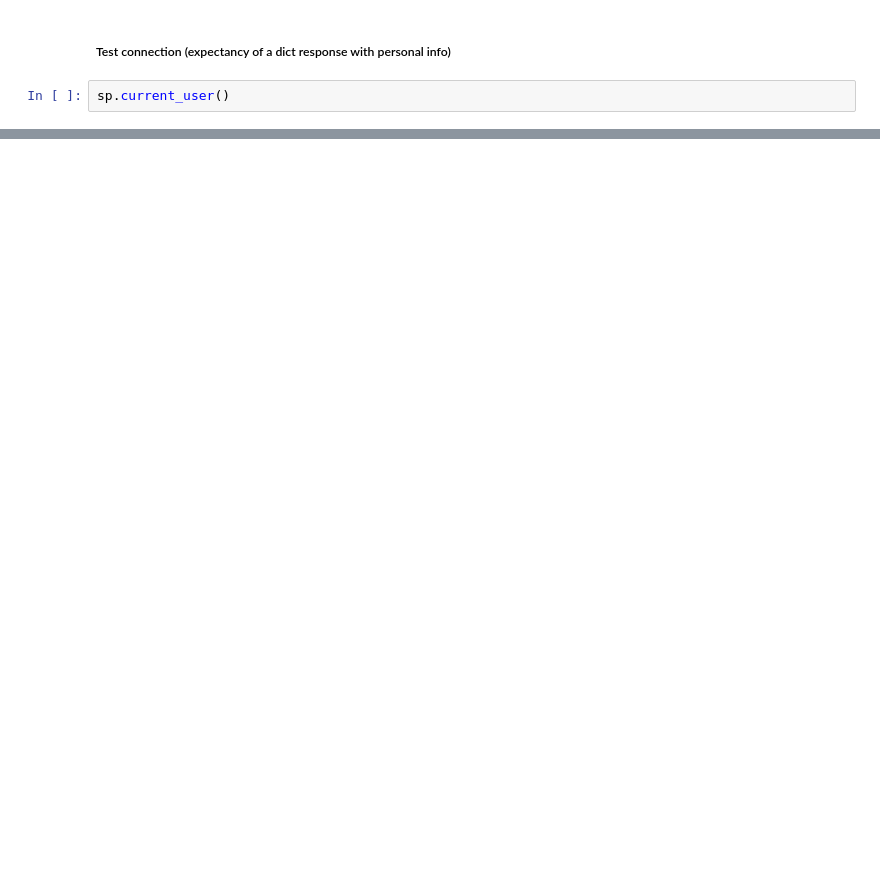
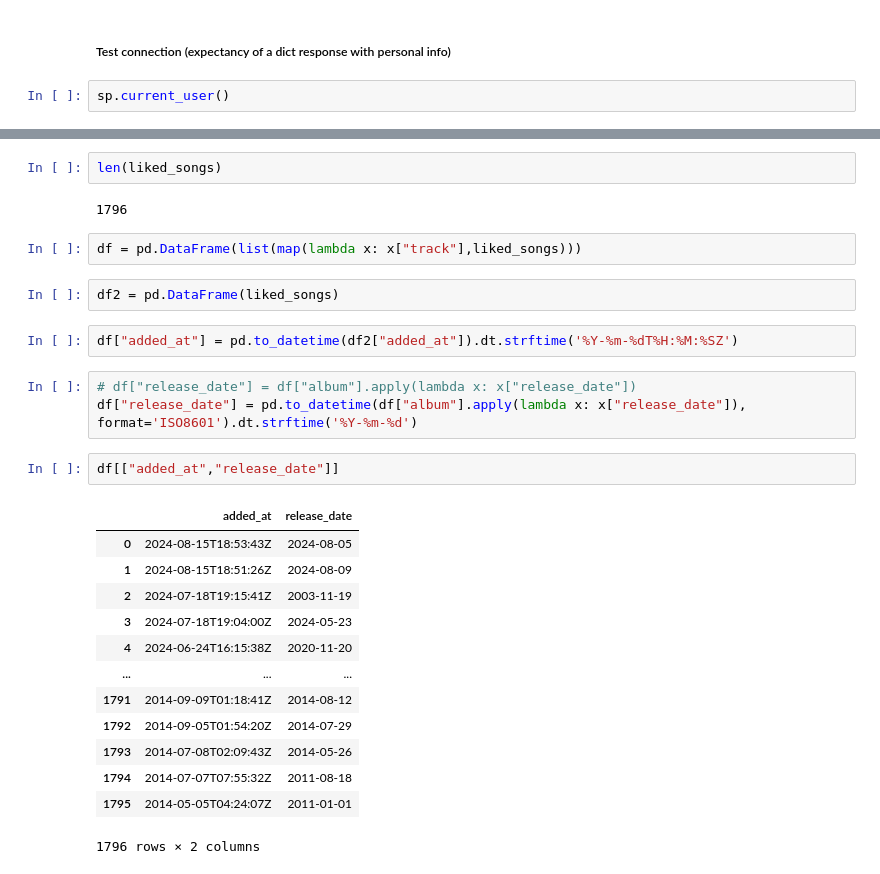
Before and after one commit to swolbroham/spotifyAnalysis, a Jupyter notebook: analysisDevelopment.ipynb, the cells around one changed output, grey strips where cells are left out. Drawn from its saved outputs; the diff is of its cells as text; blank space fills up the shorter version.

Commit message:
Collected all Liked Songs in Users Library

```diff
--- a/analysisDevelopment.ipynb
+++ b/analysisDevelopment.ipynb
@@ -42,0 +80,29 @@ sp.current_user()
+# %%
+len(liked_songs)
+# %% [output]
+1796
+# %%
+df = pd.DataFrame(list(map(lambda x: x["track"],liked_songs)))
+# %%
+df2 = pd.DataFrame(liked_songs)
+# %%
+df["added_at"] = pd.to_datetime(df2["added_at"]).dt.strftime('%Y-%m-%dT%H:%M:%SZ')
+# %%
+# df["release_date"] = df["album"].apply(lambda x: x["release_date"])
+df["release_date"] = pd.to_datetime(df["album"].apply(lambda x: x["release_date"]), format='ISO8601').dt.strftime('%Y-%m-%d')
+# %%
+df[["added_at","release_date"]]
+# %% [output]
+|  | added_at | release_date |
+| 0 | 2024-08-15T18:53:43Z | 2024-08-05 |
+| 1 | 2024-08-15T18:51:26Z | 2024-08-09 |
+| 2 | 2024-07-18T19:15:41Z | 2003-11-19 |
+| 3 | 2024-07-18T19:04:00Z | 2024-05-23 |
+| 4 | 2024-06-24T16:15:38Z | 2020-11-20 |
+| ... | ... | ... |
+| 1791 | 2014-09-09T01:18:41Z | 2014-08-12 |
+| 1792 | 2014-09-05T01:54:20Z | 2014-07-29 |
+| 1793 | 2014-07-08T02:09:43Z | 2014-05-26 |
+| 1794 | 2014-07-07T07:55:32Z | 2011-08-18 |
+| 1795 | 2014-05-05T04:24:07Z | 2011-01-01 |
+1796 rows × 2 columns
```
Also changed, not shown: parts of 6 cells of this notebook, 1 other file.
